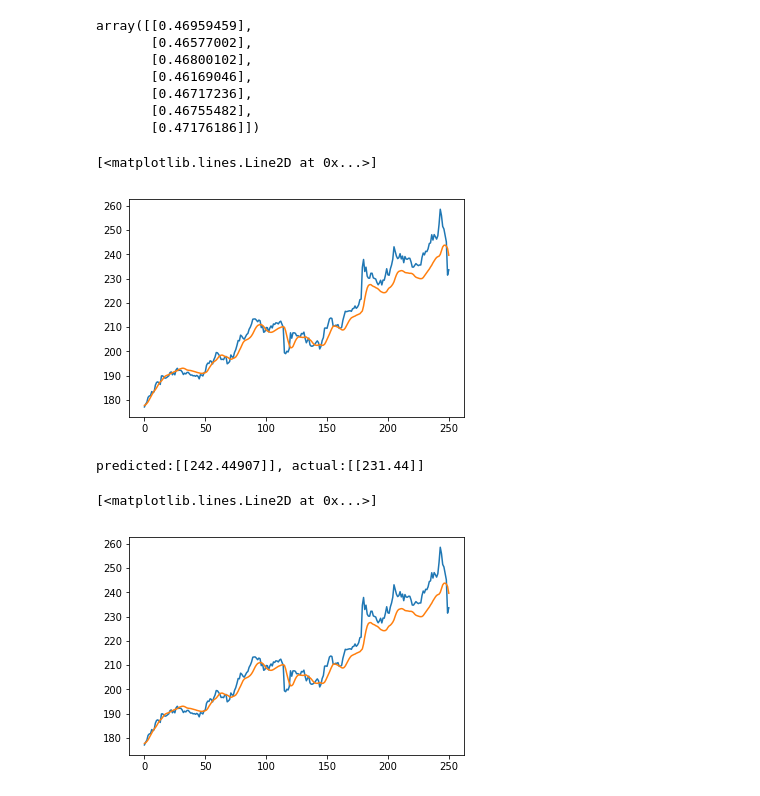
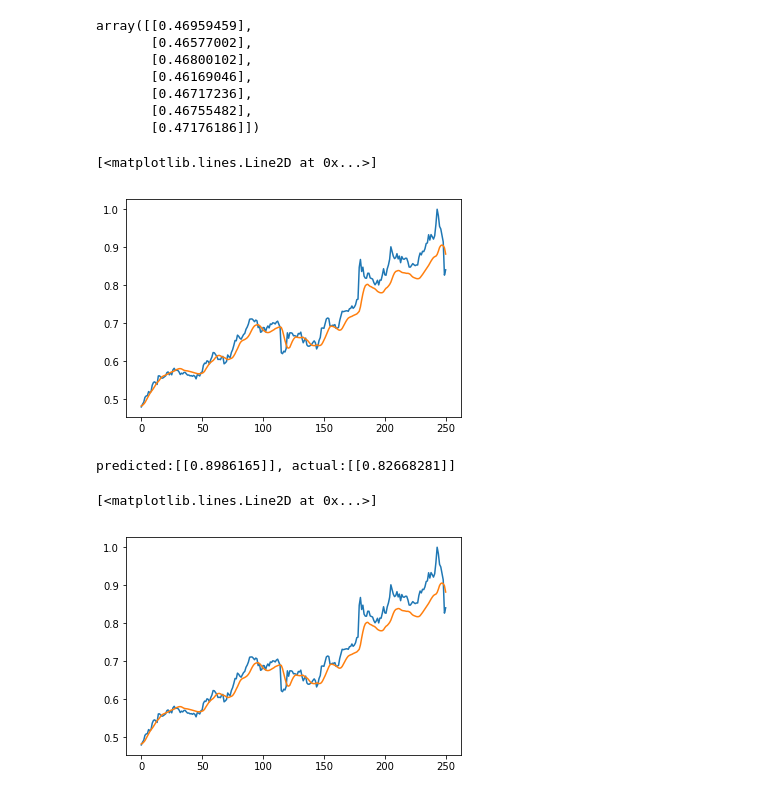
Before and after one commit to jwkanggist/tf-keras-stock-pred, a Jupyter notebook: tfmodule/Stock_Predict_keras_1.ipynb, the cells around one changed output. Drawn from its saved outputs; the diff is of its cells as text; code cells hidden in the pictures.

```diff
--- a/tfmodule/Stock_Predict_keras_1.ipynb
+++ b/tfmodule/Stock_Predict_keras_1.ipynb
@@ -102,30 +101,30 @@ array([[0.46959459],
        [0.47176186]])
 # %%
 Xt = model.predict(X_test)
-plt.plot(scl.inverse_transform(y_test.reshape(-1,1)))
-plt.plot(scl.inverse_transform(Xt))
+plt.plot(y_test.reshape(-1,1))
+plt.plot(Xt)
 # %% [output]
 [<matplotlib.lines.Line2D at 0x...>]
-[figure, old version]
+[figure, new version]
 # %%
 act = []
 pred = []
 #for i in range(250):
 i=249
 Xt = model.predict(X_test[i].reshape(1,7,1))
-print('predicted:{0}, actual:{1}'.format(scl.inverse_transform(Xt),scl.inverse_transform(y_test[i].reshape(-1,1))))
+print('predicted:{0}, actual:{1}'.format(Xt,y_test[i].reshape(-1,1)))
 pred.append(scl.inverse_transform(Xt))
 act.append(scl.inverse_transform(y_test[i].reshape(-1,1)))
 # %% [output]
-predicted:[[242.44907]], actual:[[231.44]]
+predicted:[[0.8986165]], actual:[[0.82668281]]
 # %%
 result_df = pd.DataFrame({'pred':list(np.reshape(pred, (-1))),'act':list(np.reshape(act, (-1)))})
 # %%
 Xt = model.predict(X_test)
-plt.plot(scl.inverse_transform(y_test.reshape(-1,1)))
-plt.plot(scl.inverse_transform(Xt))
+plt.plot(y_test.reshape(-1,1))
+plt.plot(Xt)
 # %% [output]
 [<matplotlib.lines.Line2D at 0x...>]
-[figure, old version]
+[figure, new version]
 # %%
 X_test[249]
```
Also changed, not shown: parts of 5 cells of this notebook, 1 other file.
